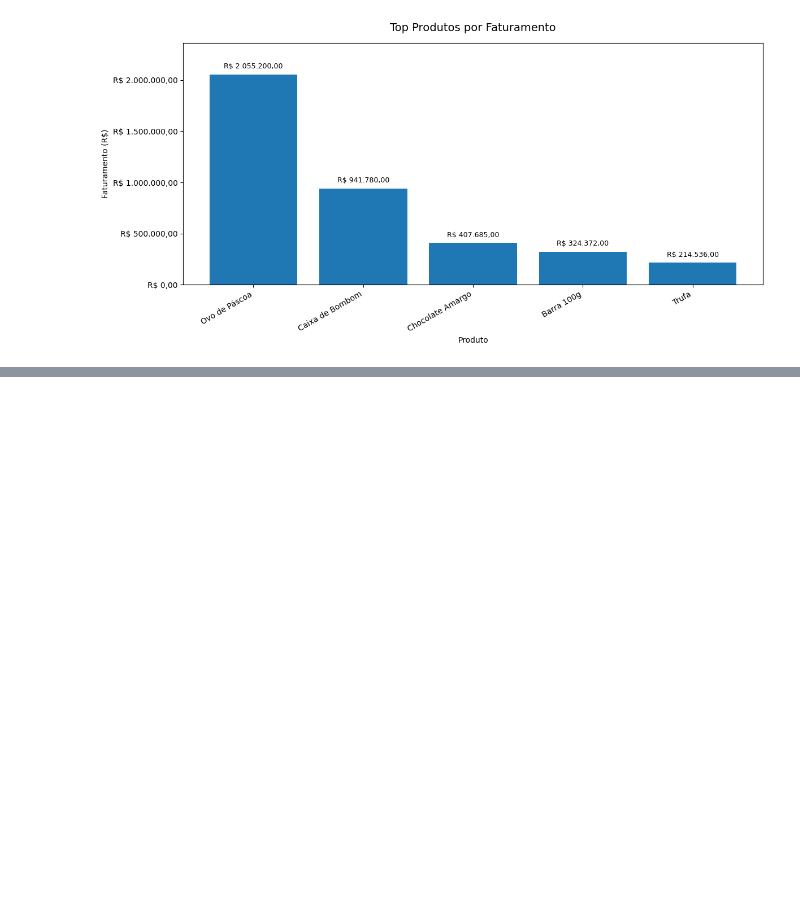
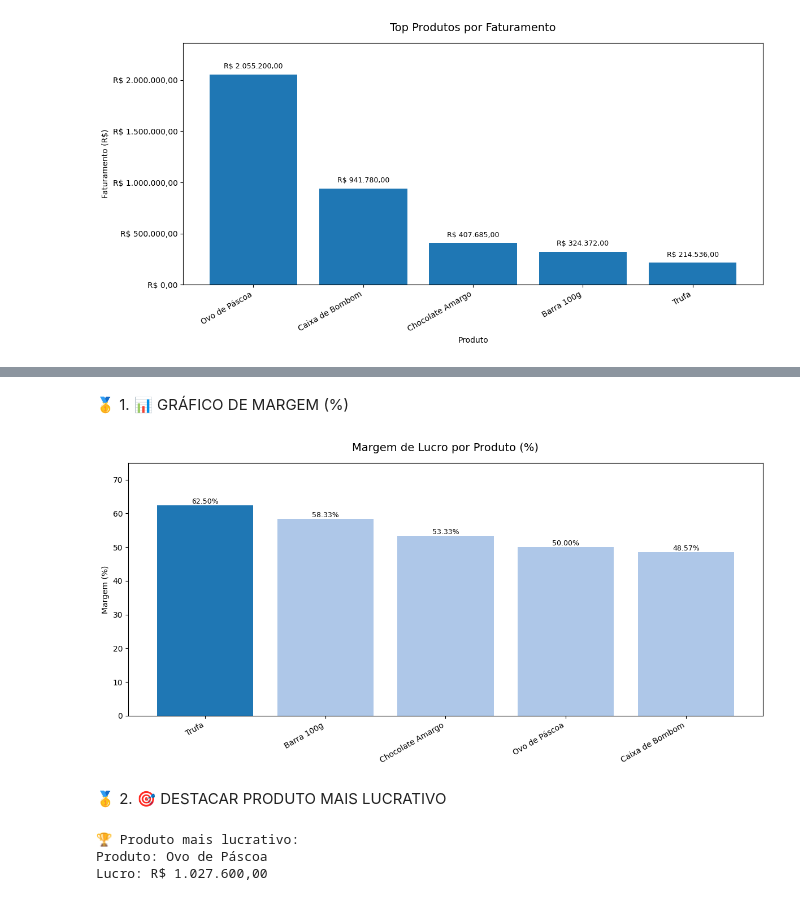
Before and after one commit to robertosulkovski/analise_dados_pandas, a Jupyter notebook: notebooks/analise_vendas.ipynb, the cells around one changed output, grey strips where cells are left out. Drawn from its saved outputs; the diff is of its cells as text; code cells hidden in the pictures; blank space fills up the shorter version.

```diff
--- a/notebooks/analise_vendas.ipynb
+++ b/notebooks/analise_vendas.ipynb
@@ -182,0 +217,65 @@ plt.show()
+# %% [markdown]
+🥇 1. 📊 GRÁFICO DE MARGEM (%)
+# %%
+import matplotlib.pyplot as plt
+
+# cálculo (garante que está atualizado)
+margem = df.groupby('produto')[['faturamento','lucro']].sum()
+margem['margem_%'] = (margem['lucro'] / margem['faturamento']) * 100
+
+# ordenar por margem
+margem_ordenada = margem.sort_values(by='margem_%', ascending=False)
+
+# identificar produto com maior lucro (valor absoluto)
+produto_top = margem['margem_%'].idxmax()
+
+plt.figure(figsize=(12,6))
+
+# cores (azul claro + azul forte)
+cores = []
+for produto in margem_ordenada.index:
+    if produto == produto_top:
+        cores.append('#1f77b4')   # azul forte
+    else:
+        cores.append('#aec7e8')   # azul claro
+
+bars = plt.bar(margem_ordenada.index, margem_ordenada['margem_%'], color=cores)
+
+plt.title('Margem de Lucro por Produto (%)', fontsize=14, pad=15)
+plt.ylabel('Margem (%)')
+plt.xticks(rotation=30, ha='right')
+
+plt.ylim(0, margem_ordenada['margem_%'].max() * 1.2)
+
+# valores nas barras
+for bar in bars:
+    y = bar.get_height()
+    plt.text(
+        bar.get_x() + bar.get_width()/2,
+        y + 0.5,
+        f'{y:.2f}%',
+        ha='center',
+        fontsize=9
+    )
+
+plt.tight_layout()
+plt.show()
+# %% [output]
+[figure, added]
+# %% [markdown]
+🥇 2. 🎯 DESTACAR PRODUTO MAIS LUCRATIVO
+# %%
+# produto mais lucrativo (valor absoluto)
+mais_lucrativo = margem.sort_values(by='lucro', ascending=False).iloc[0]
+
+# formatador
+def formato_brl(x):
+    return f'R$ {x:,.2f}'.replace(',', 'X').replace('.', ',').replace('X', '.')
+
+print("🏆 Produto mais lucrativo:")
+print(f"Produto: {mais_lucrativo.name}")
+print(f"Lucro: {formato_brl(mais_lucrativo['lucro'])}")
+# %% [output]
+🏆 Produto mais lucrativo:
+Produto: Ovo de Páscoa
+Lucro: R$ 1.027.600,00
```
Also changed, not shown: parts of 7 cells of this notebook.
